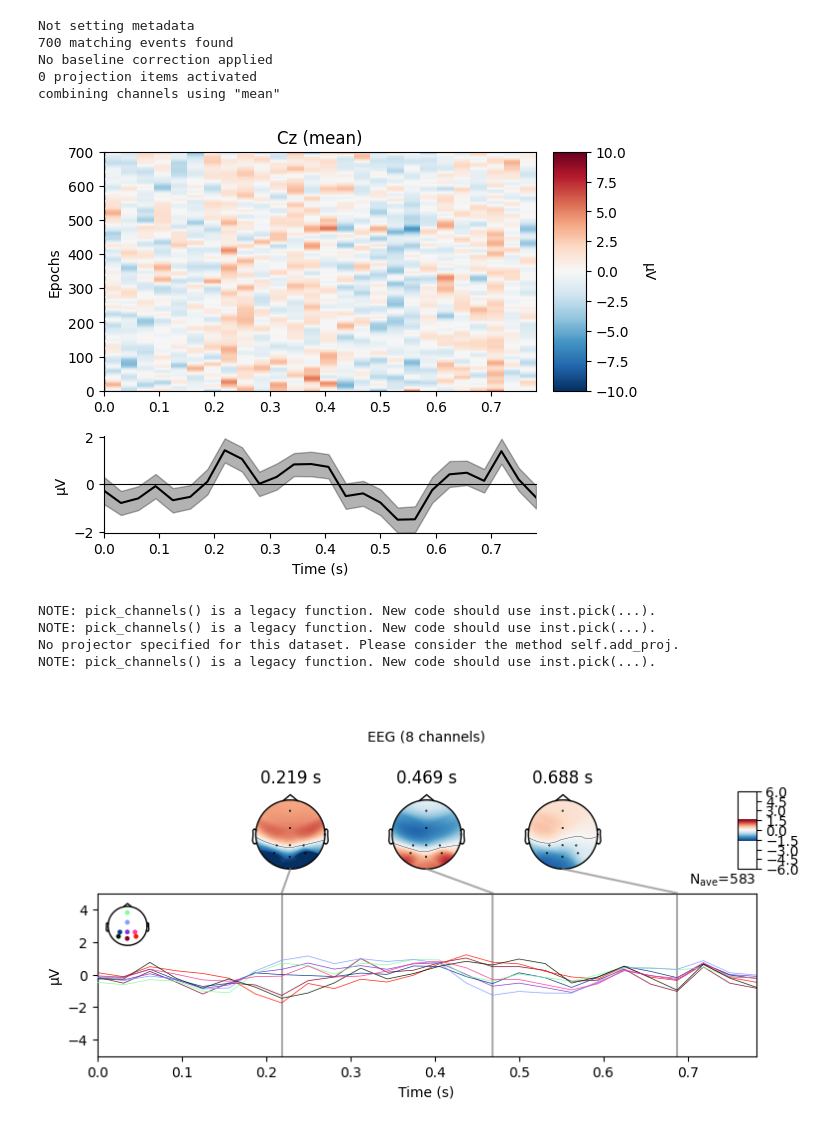
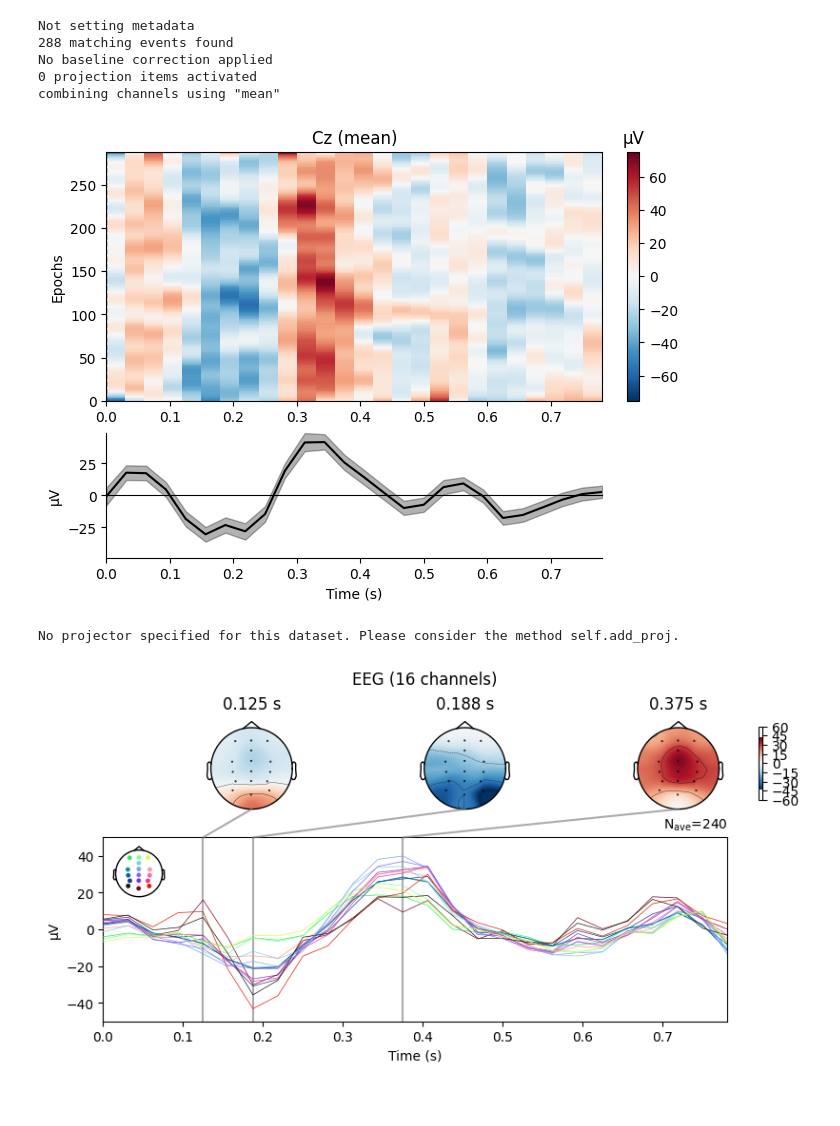
Before and after one commit to arnevdk/bttda, a Jupyter notebook: notebooks/bttda.ipynb, the cells around one changed output. Saved outputs shown, nothing was run; the diff lists cells and outputs as text; code cells hidden in the pictures.

```diff
--- a/notebooks/bttda.ipynb
+++ b/notebooks/bttda.ipynb
@@ -15,7 +15,7 @@ fmax = 16
 sfreq = 32
 
 paradigm = P300(resample=sfreq, tmin=tmin, tmax=tmax, fmin=fmin, fmax=fmax)
-dataset = BNCI2014008()
+dataset = BNCI2014009()
 epochs, labels, meta = paradigm.get_data(
     dataset=dataset,
     subjects=[1],
@@ -173,28 +183,26 @@ if bttda.keep_train_info:
 # %%
 from mne import combine_evoked
 
-image_args=dict(vmin=-10, vmax=10,picks=['Cz'], combine='mean', sigma=8)
+image_args=dict(picks=['Cz'], combine='mean', sigma=8)
 epochs['Target'].plot_image(**image_args)
 
-joint_args=dict(ts_args=dict(ylim=dict(
-    eeg=[-5,5]
-)))
+joint_args=dict(ts_args=dict(ylim=dict(eeg=
+                                       [-50,50]
+                                       #None
+                                      )))
 target = epochs['Target'].average()
 non_target = epochs['NonTarget'].average()
 contrast = combine_evoked([target,non_target], weights=[1,-1])
 _ = contrast.plot_joint(**joint_args)
 # %% [output]
 Not setting metadata
-700 matching events found
+288 matching events found
 No baseline correction applied
 0 projection items activated
 combining channels using "mean"
-[figure, old version]
+[figure, new version]
-NOTE: pick_channels() is a legacy function. New code should use inst.pick(...).
-NOTE: pick_channels() is a legacy function. New code should use inst.pick(...).
 No projector specified for this dataset. Please consider the method self.add_proj.
-NOTE: pick_channels() is a legacy function. New code should use inst.pick(...).
-[figure, old version]
+[figure, new version]
 # %%
 from mne import combine_evoked
 from hoda.hoda import mse
```
Also changed, not shown: parts of 14 cells of this notebook, 5 other files.
